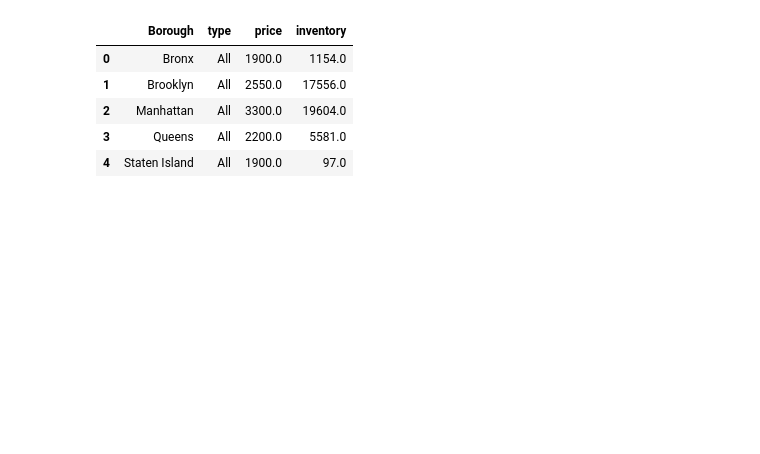
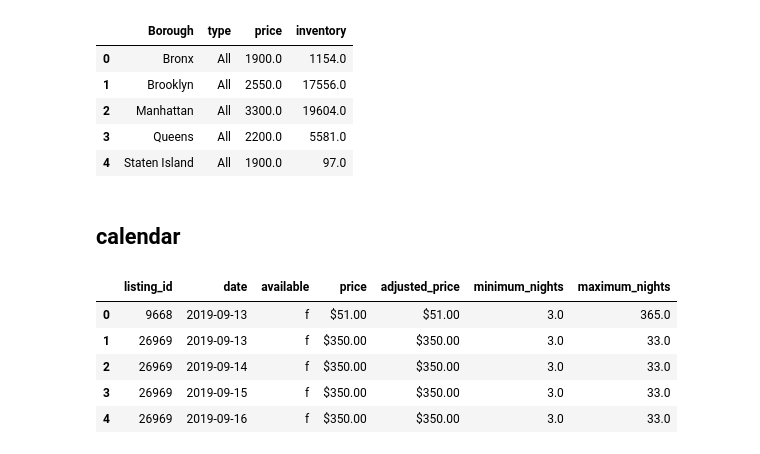
Before and after one commit to wuzheyu/airnalysis, a Jupyter notebook: analysis/host_datacleaning.ipynb, the cells around one changed output. Saved outputs shown, nothing was run; the diff lists cells and outputs as text; code cells hidden in the pictures; blank space fills up the shorter version.

```diff
--- a/analysis/host_datacleaning.ipynb
+++ b/analysis/host_datacleaning.ipynb
@@ -258,3 +264,16 @@ host = rental.merge(airbnb, left_on = ['Borough','type'], right_on=['Borough','b
 host = host.drop(['bedrooms'], axis = 1).rename(columns = {'price':'rental_price','inventory':'rental_inventory'})
 # %%
 host.to_csv('../data/host.csv')
+# %% [markdown]
+## calendar
+# %%
+calendar = pd.read_csv("calendar.csv")
+# %%
+calendar.head()
+# %% [output]
+|  | listing_id | date | available | price | adjusted_price | minimum_nights | maximum_nights |
+| 0 | 9668 | 2019-09-13 | f | $51.00 | $51.00 | 3.0 | 365.0 |
+| 1 | 26969 | 2019-09-13 | f | $350.00 | $350.00 | 3.0 | 33.0 |
+| 2 | 26969 | 2019-09-14 | f | $350.00 | $350.00 | 3.0 | 33.0 |
+| 3 | 26969 | 2019-09-15 | f | $350.00 | $350.00 | 3.0 | 33.0 |
+| 4 | 26969 | 2019-09-16 | f | $350.00 | $350.00 | 3.0 | 33.0 |
```
Also changed, not shown: parts of 27 cells of this notebook, 3 other files.
